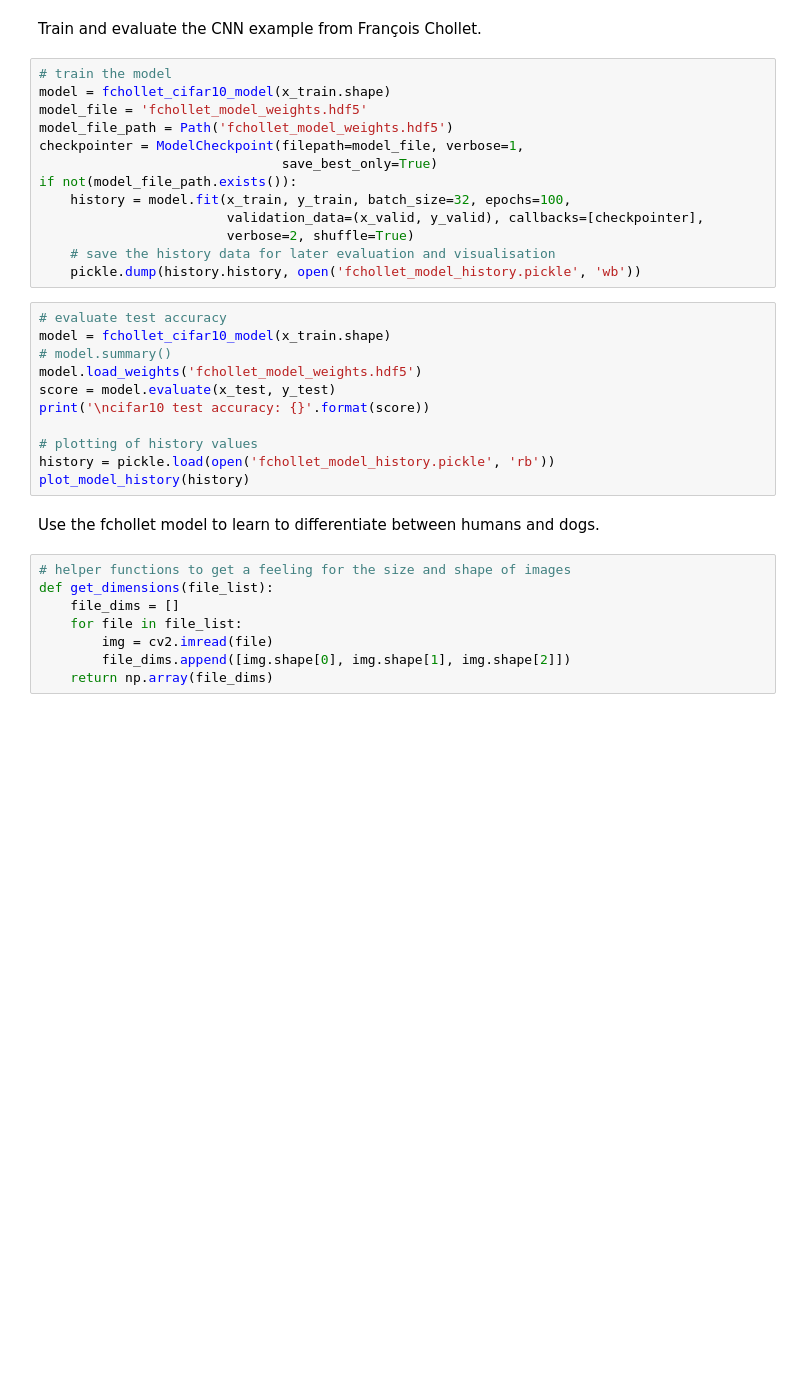
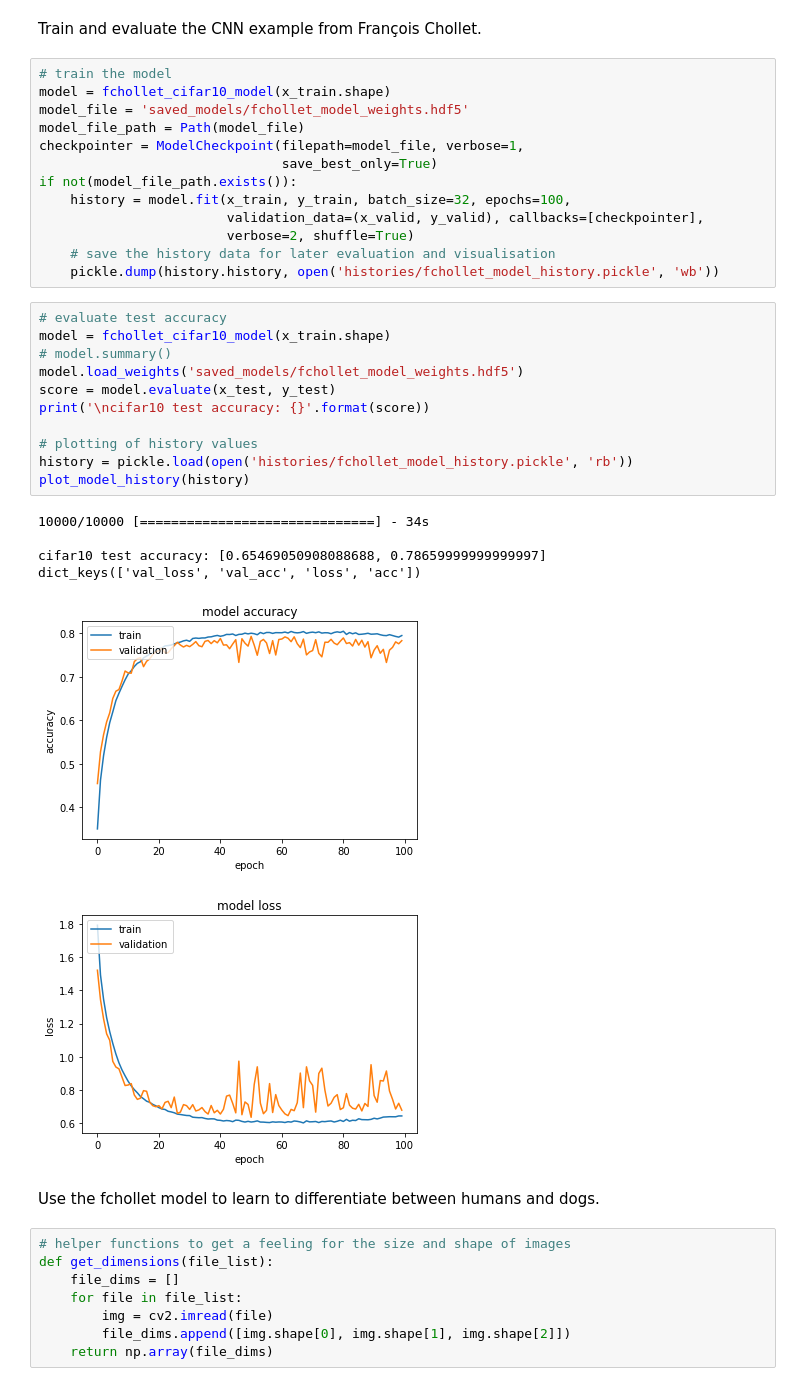
Before and after one commit to SophonAlpha/Udacity-dog-project, a Jupyter notebook: dog_app2.ipynb, the cells around one changed output. Saved outputs shown, nothing was run; the diff lists cells and outputs as text; blank space fills up the shorter version.

```diff
--- a/dog_app2.ipynb
+++ b/dog_app2.ipynb
@@ -347,8 +359,8 @@ Train and evaluate the CNN example from François Chollet.
 # %%
 # train the model
 model = fchollet_cifar10_model(x_train.shape)
-model_file = 'fchollet_model_weights.hdf5'
-model_file_path = Path('fchollet_model_weights.hdf5')
+model_file = 'saved_models/fchollet_model_weights.hdf5'
+model_file_path = Path(model_file)
 checkpointer = ModelCheckpoint(filepath=model_file, verbose=1,
                                save_best_only=True)
 if not(model_file_path.exists()):
@@ -356,18 +368,25 @@ if not(model_file_path.exists()):
                         validation_data=(x_valid, y_valid), callbacks=[checkpointer],
                         verbose=2, shuffle=True)
     # save the history data for later evaluation and visualisation
-    pickle.dump(history.history, open('fchollet_model_history.pickle', 'wb'))
+    pickle.dump(history.history, open('histories/fchollet_model_history.pickle', 'wb'))
 # %%
 # evaluate test accuracy
 model = fchollet_cifar10_model(x_train.shape)
 # model.summary()
-model.load_weights('fchollet_model_weights.hdf5')
+model.load_weights('saved_models/fchollet_model_weights.hdf5')
 score = model.evaluate(x_test, y_test)
 print('\ncifar10 test accuracy: {}'.format(score))
 
 # plotting of history values
-history = pickle.load(open('fchollet_model_history.pickle', 'rb'))
+history = pickle.load(open('histories/fchollet_model_history.pickle', 'rb'))
 plot_model_history(history)
+# %% [output]
+10000/10000 [==============================] - 34s
+
+cifar10 test accuracy: [0.65469050908088688, 0.78659999999999997]
+dict_keys(['val_loss', 'val_acc', 'loss', 'acc'])
+[figure, added]
+[figure, added]
 # %% [markdown]
 Use the fchollet model to learn to differentiate between humans and dogs.
 # %%
```
Also changed, not shown: parts of 24 cells of this notebook, 6 other files.
